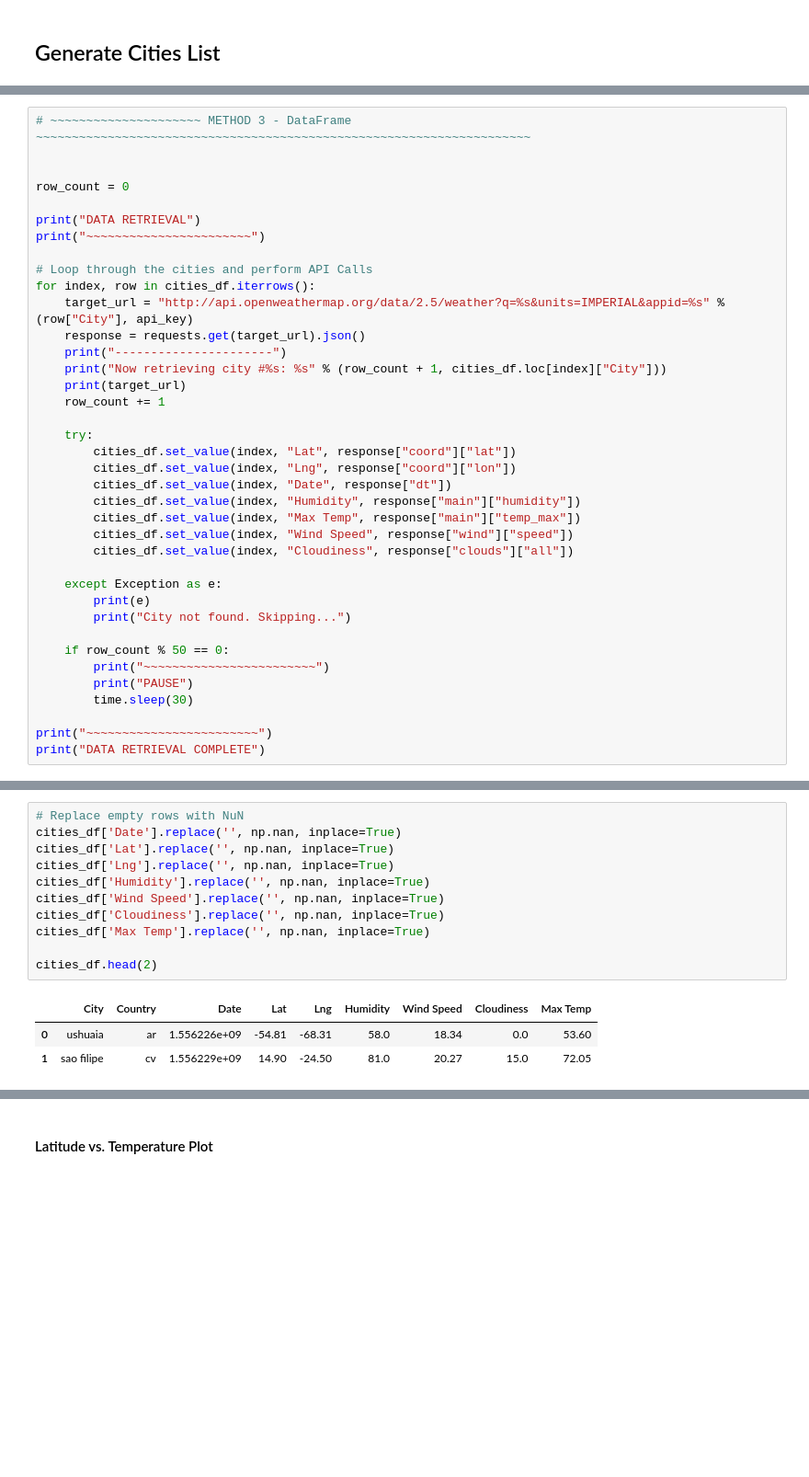
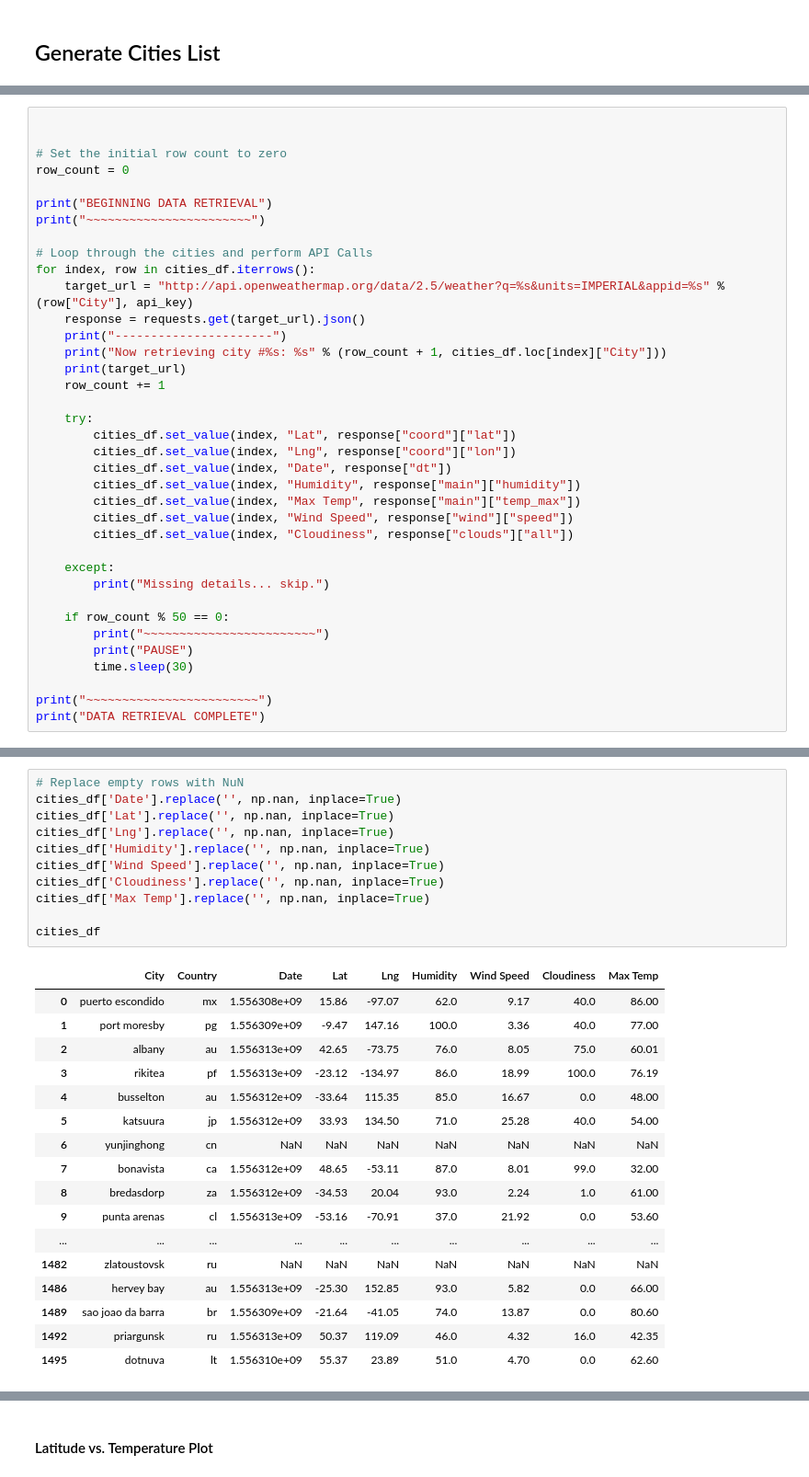
Before and after one commit to ChiqueCode/project_api_weatherpy, a Jupyter notebook: WeatherPy.ipynb, the cells around one changed output, grey strips where cells are left out. Shown at 92% size. Saved outputs shown, nothing was run; the diff lists cells and outputs as text; blank space fills up the shorter version.

```diff
--- a/WeatherPy.ipynb
+++ b/WeatherPy.ipynb
@@ -129,10 +166,10 @@ cities_df.head(2)
 # %%
-# ~~~~~~~~~~~~~~~~~~~~~ METHOD 3 - DataFrame ~~~~~~~~~~~~~~~~~~~~~~~~~~~~~~~~~~~~~~~~~~~~~~~~~~~~~~~~~~~~~~~~~~~~~
 
 
+# Set the initial row count to zero
 row_count = 0
 
-print("DATA RETRIEVAL")
+print("BEGINNING DATA RETRIEVAL")
 print("~~~~~~~~~~~~~~~~~~~~~~~")
 
 # Loop through the cities and perform API Calls
@@ -153,9 +190,8 @@ for index, row in cities_df.iterrows():
         cities_df.set_value(index, "Wind Speed", response["wind"]["speed"])
         cities_df.set_value(index, "Cloudiness", response["clouds"]["all"])
 
-    except Exception as e:
-        print(e)
-        print("City not found. Skipping...")
+    except:
+        print("Missing details... skip.")
 
     if row_count % 50 == 0:
         print("~~~~~~~~~~~~~~~~~~~~~~~~")
@@ -196,15 +232,29 @@ cities_df.head(2)
 # %%
 # Replace empty rows with NuN
 cities_df['Date'].replace('', np.nan, inplace=True)
 cities_df['Lat'].replace('', np.nan, inplace=True)
 cities_df['Lng'].replace('', np.nan, inplace=True)
 cities_df['Humidity'].replace('', np.nan, inplace=True)
 cities_df['Wind Speed'].replace('', np.nan, inplace=True)
 cities_df['Cloudiness'].replace('', np.nan, inplace=True)
 cities_df['Max Temp'].replace('', np.nan, inplace=True)
 
-cities_df.head(2)
+cities_df
 # %% [output]
 |  | City | Country | Date | Lat | Lng | Humidity | Wind Speed | Cloudiness | Max Temp |
-| 0 | ushuaia | ar | 1.556226e+09 | -54.81 | -68.31 | 58.0 | 18.34 | 0.0 | 53.60 |
-| 1 | sao filipe | cv | 1.556229e+09 | 14.90 | -24.50 | 81.0 | 20.27 | 15.0 | 72.05 |
+| 0 | puerto escondido | mx | 1.556308e+09 | 15.86 | -97.07 | 62.0 | 9.17 | 40.0 | 86.00 |
+| 1 | port moresby | pg | 1.556309e+09 | -9.47 | 147.16 | 100.0 | 3.36 | 40.0 | 77.00 |
+| 2 | albany | au | 1.556313e+09 | 42.65 | -73.75 | 76.0 | 8.05 | 75.0 | 60.01 |
+| 3 | rikitea | pf | 1.556313e+09 | -23.12 | -134.97 | 86.0 | 18.99 | 100.0 | 76.19 |
+| 4 | busselton | au | 1.556312e+09 | -33.64 | 115.35 | 85.0 | 16.67 | 0.0 | 48.00 |
+| 5 | katsuura | jp | 1.556312e+09 | 33.93 | 134.50 | 71.0 | 25.28 | 40.0 | 54.00 |
+| 6 | yunjinghong | cn | NaN | NaN | NaN | NaN | NaN | NaN | NaN |
+| 7 | bonavista | ca | 1.556312e+09 | 48.65 | -53.11 | 87.0 | 8.01 | 99.0 | 32.00 |
+| 8 | bredasdorp | za | 1.556312e+09 | -34.53 | 20.04 | 93.0 | 2.24 | 1.0 | 61.00 |
+| 9 | punta arenas | cl | 1.556313e+09 | -53.16 | -70.91 | 37.0 | 21.92 | 0.0 | 53.60 |
+| ... | ... | ... | ... | ... | ... | ... | ... | ... | ... |
+| 1482 | zlatoustovsk | ru | NaN | NaN | NaN | NaN | NaN | NaN | NaN |
+| 1486 | hervey bay | au | 1.556313e+09 | -25.30 | 152.85 | 93.0 | 5.82 | 0.0 | 66.00 |
+| 1489 | sao joao da barra | br | 1.556309e+09 | -21.64 | -41.05 | 74.0 | 13.87 | 0.0 | 80.60 |
+| 1492 | priargunsk | ru | 1.556313e+09 | 50.37 | 119.09 | 46.0 | 4.32 | 16.0 | 42.35 |
+| 1495 | dotnuva | lt | 1.556310e+09 | 55.37 | 23.89 | 51.0 | 4.70 | 0.0 | 62.60 |
```
Also changed, not shown: parts of 22 cells of this notebook, 1 other file.
